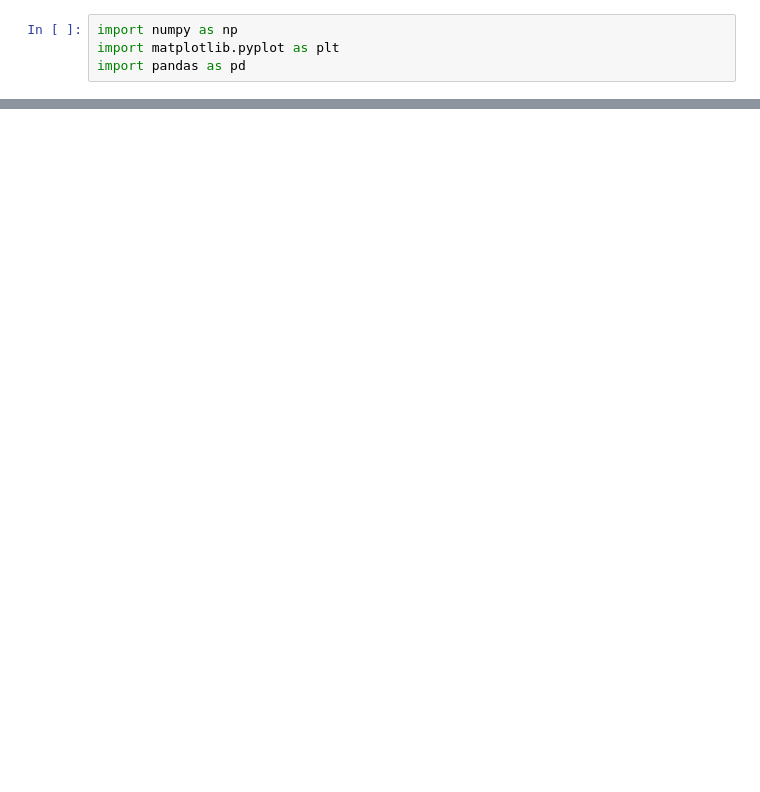
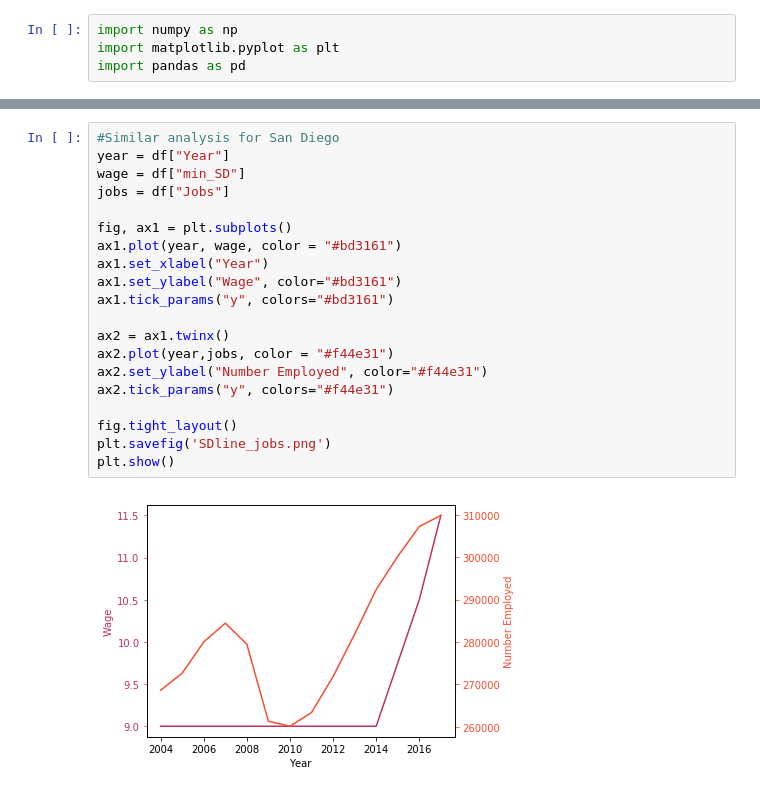
Before and after one commit to nalehc/Team_Four, a Jupyter notebook: graphs_jobs.ipynb, the cells around one changed output, grey strips where cells are left out. Drawn from its saved outputs; the diff is of its cells as text; blank space fills up the shorter version.

Commit message:
Adding San Diego analysis

```diff
--- a/graphs_jobs.ipynb
+++ b/graphs_jobs.ipynb
@@ -74,0 +75,22 @@ plt.show()
+# %%
+#Similar analysis for San Diego
+year = df["Year"]
+wage = df["min_SD"]
+jobs = df["Jobs"]
+
+fig, ax1 = plt.subplots()
+ax1.plot(year, wage, color = "#bd3161")
+ax1.set_xlabel("Year")
+ax1.set_ylabel("Wage", color="#bd3161")
+ax1.tick_params("y", colors="#bd3161")
+
+ax2 = ax1.twinx()
+ax2.plot(year,jobs, color = "#f44e31")
+ax2.set_ylabel("Number Employed", color="#f44e31")
+ax2.tick_params("y", colors="#f44e31")
+
+fig.tight_layout()
+plt.savefig('SDline_jobs.png')
+plt.show()
+# %% [output]
+[figure, added]
```
Also changed, not shown: parts of 6 cells of this notebook, 5 other files.
